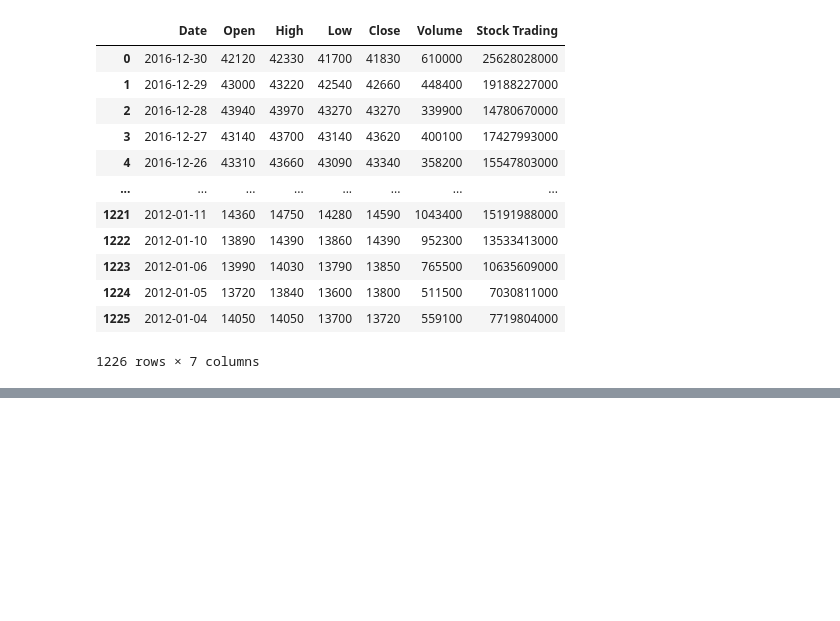
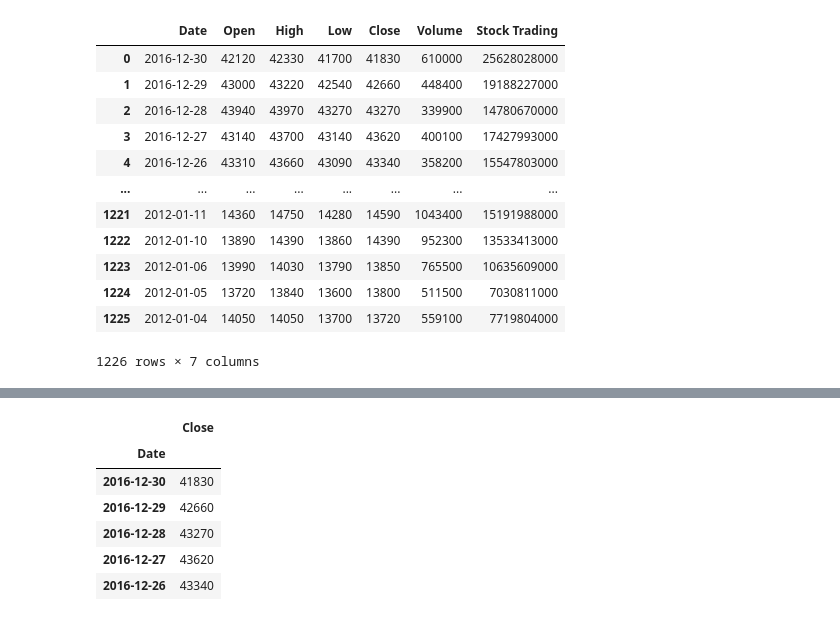
Before and after one commit to isoori/uniqlu, a Jupyter notebook: Untitled.ipynb, the cells around one changed output, grey strips where cells are left out. Saved outputs shown, nothing was run; the diff lists cells and outputs as text; code cells hidden in the pictures; blank space fills up the shorter version.

```diff
--- a/Untitled.ipynb
+++ b/Untitled.ipynb
@@ -37,0 +51,10 @@ memory usage: 67.2+ KB
+# %%
+tt.head()
+# %% [output]
+|  | Close |
+| Date |  |
+| 2016-12-30 | 41830 |
+| 2016-12-29 | 42660 |
+| 2016-12-28 | 43270 |
+| 2016-12-27 | 43620 |
+| 2016-12-26 | 43340 |
```
Also changed, not shown: parts of 7 cells of this notebook.
